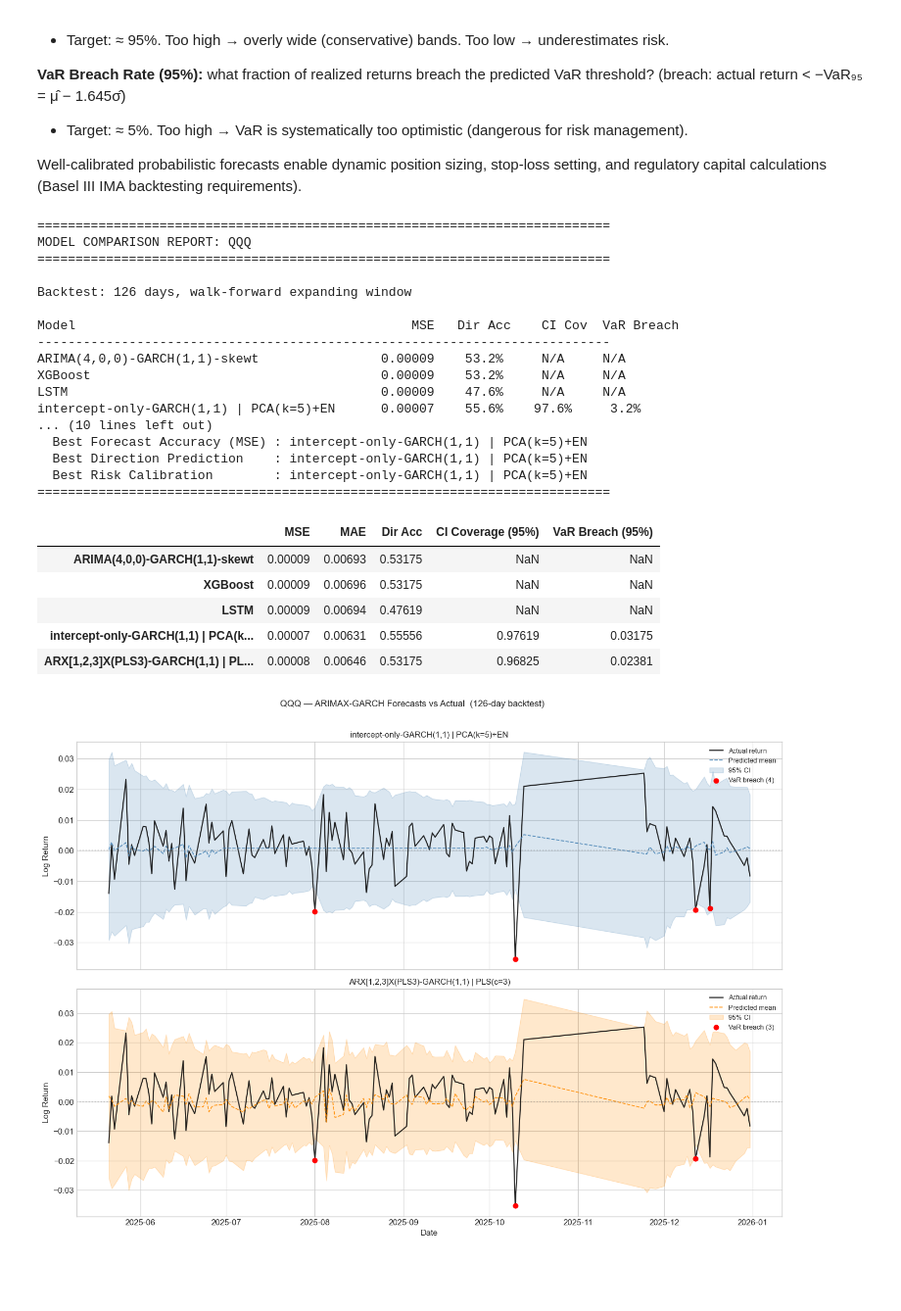
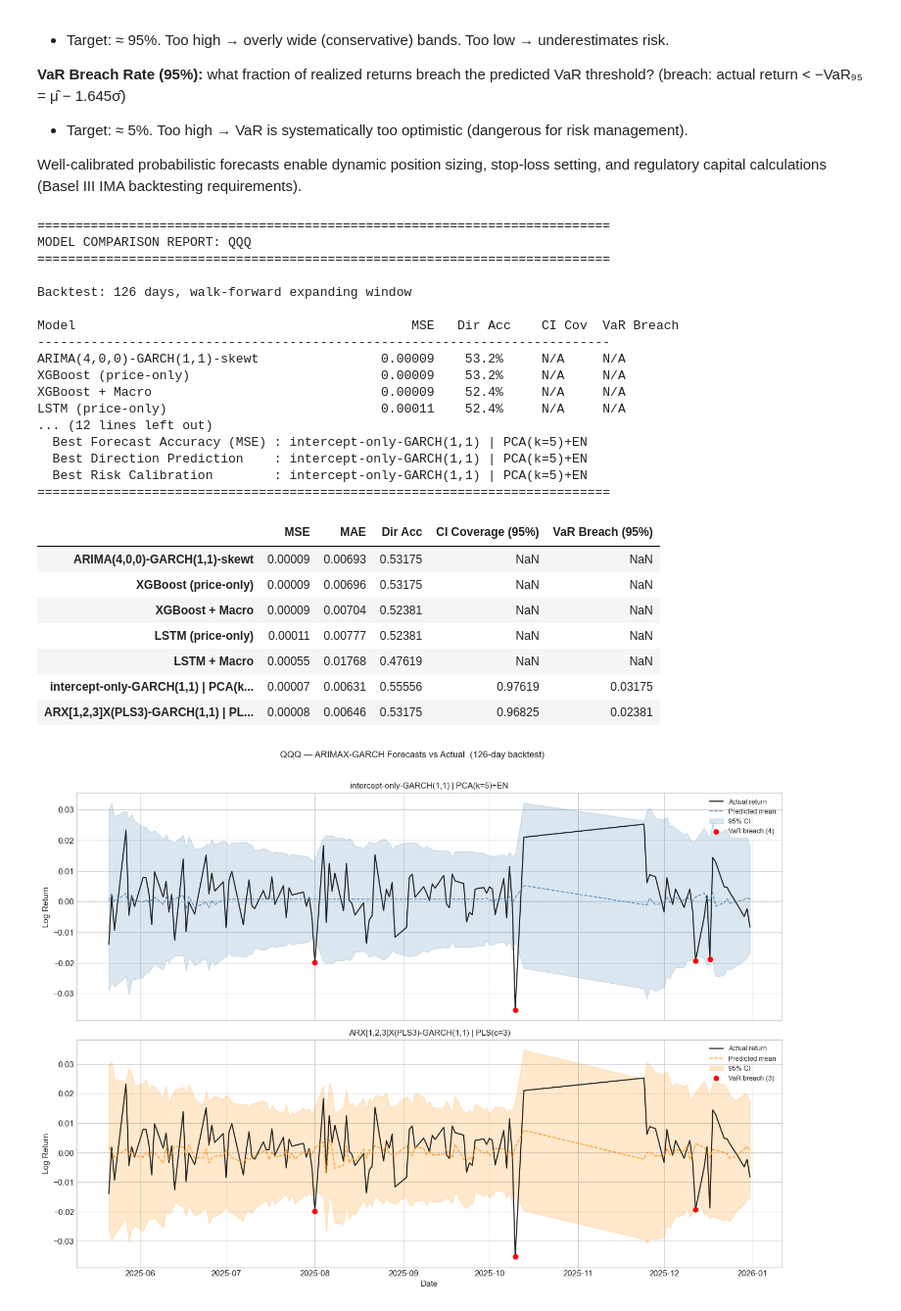
Before and after one commit to ZimoSyndrome/MMForecasting, a Jupyter notebook: notebooks/forecasting_analysis.ipynb, the cells around one changed output. Shown at 98% size. Drawn from its saved outputs; the diff is of its cells as text; code cells hidden in the pictures; blank space fills up the shorter version.

```diff
--- a/notebooks/forecasting_analysis.ipynb
+++ b/notebooks/forecasting_analysis.ipynb
@@ -1899,0 +1950,15 @@ Direction Acc: 47.62%
+# %%
+# Backward-compat alias
+lstm_results = lstm_macro_results.rename(columns={'Pred': 'LSTM_Pred'})
+
+def _lstm_stats(label, df):
+    y, p = df['Actual'].values, df['Pred'].values
+    print(f"  MSE:          {((y-p)**2).mean():.8f}")
+    print(f"  MAE:          {abs(y-p).mean():.8f}")
+    print(f"  Direction Acc:{(np.sign(y)==np.sign(p)).mean():.2%}")
+
+print("=== LSTM — price-only ===")
+_lstm_stats("base",  lstm_base_results)
+print()
+print("=== LSTM + Macro ===")
+_lstm_stats("macro", lstm_macro_results)
@@ -1923,9 +2086,11 @@ for i in tqdm(range(TEST_SIZE), desc="ARIMAX-GARCH (PCA+EN)"):
     actual = float(y_dm.iloc[train_end_dm + i])
     date   = y_dm.index[train_end_dm + i]
 
-    y_tr  = y_dm.iloc[:train_end_dm + i].values.astype(float)
-    ar_tr = X_ar_dm.iloc[:train_end_dm + i].values.astype(float)
-    ex_tr = X_exog_dm.iloc[:train_end_dm + i].values.astype(float)
+    _end   = train_end_dm + i
+    _start = max(0, _end - ARIMAX_WINDOW)
+    y_tr   = y_dm.iloc[_start:_end].values.astype(float)
+    ar_tr  = X_ar_dm.iloc[_start:_end].values.astype(float)
+    ex_tr  = X_exog_dm.iloc[_start:_end].values.astype(float)
     ar_te = X_ar_dm.iloc[[train_end_dm + i]].values.astype(float)
     ex_te = X_exog_dm.iloc[[train_end_dm + i]].values.astype(float)
 
@@ -2125,9 +2290,11 @@ for i in tqdm(range(TEST_SIZE), desc="ARIMAX-GARCH (PLS)"):
     actual = float(y_dm.iloc[train_end_dm + i])
     date   = y_dm.index[train_end_dm + i]
 
-    y_tr  = y_dm.iloc[:train_end_dm + i].values.astype(float)
-    ar_tr = X_ar_dm.iloc[:train_end_dm + i, :N_AR_FIXED].values.astype(float)
-    ex_tr = X_exog_dm.iloc[:train_end_dm + i].values.astype(float)
+    _end   = train_end_dm + i
+    _start = max(0, _end - ARIMAX_WINDOW)
+    y_tr   = y_dm.iloc[_start:_end].values.astype(float)
+    ar_tr  = X_ar_dm.iloc[_start:_end, :N_AR_FIXED].values.astype(float)
+    ex_tr  = X_exog_dm.iloc[_start:_end].values.astype(float)
     ar_te = X_ar_dm.iloc[[train_end_dm + i], :N_AR_FIXED].values.astype(float)
     ex_te = X_exog_dm.iloc[[train_end_dm + i]].values.astype(float)
 
@@ -2414,11 +2581,17 @@ all_metrics = {
     _baseline_name: compute_point_metrics(
         arima_results["Actual"], arima_results["ARIMA_GARCH_Pred"]
     ),
-    "XGBoost": compute_point_metrics(
-        xgb_results["Actual"], xgb_results["XGB_Pred"]
+    "XGBoost (price-only)": compute_point_metrics(
+        xgb_base_results["Actual"], xgb_base_results["Pred"]
     ),
-    "LSTM": compute_point_metrics(
-        lstm_results["Actual"], lstm_results["LSTM_Pred"]
+    "XGBoost + Macro": compute_point_metrics(
+        xgb_macro_results["Actual"], xgb_macro_results["Pred"]
+    ),
+    "LSTM (price-only)": compute_point_metrics(
+        lstm_base_results["Actual"], lstm_base_results["Pred"]
+    ),
+    "LSTM + Macro": compute_point_metrics(
+        lstm_macro_results["Actual"], lstm_macro_results["Pred"]
     ),
     PCA_EN_NAME: compute_full_metrics(pca_en_results),
     PLS_NAME:    compute_full_metrics(pls_results),
@@ -2468,39 +2641,41 @@ def _risk_best():
          for k, v in all_metrics.items()
          if v.get("CI Coverage (95%)", float("nan")) == v.get("CI Coverage (95%)", float("nan"))}
     return min(c, key=c.__getitem__) if c else "N/A"
 
 print()
 print("Winners:")
 print(f"  Best Forecast Accuracy (MSE) : {_best('MSE')}")
 print(f"  Best Direction Prediction    : {_best('Dir Acc', hi=True)}")
 print(f"  Best Risk Calibration        : {_risk_best()}")
 print("=" * W)
 
 # Return as DataFrame
 ext_metrics_df = pd.DataFrame(all_metrics).T
 display(ext_metrics_df.round(5))
 # %% [output]
 ===========================================================================
 MODEL COMPARISON REPORT: QQQ
 ===========================================================================
 
 Backtest: 126 days, walk-forward expanding window
 
 Model                                            MSE   Dir Acc    CI Cov  VaR Breach
 ---------------------------------------------------------------------------
 ARIMA(4,0,0)-GARCH(1,1)-skewt                0.00009    53.2%     N/A     N/A
-XGBoost                                      0.00009    53.2%     N/A     N/A
-LSTM                                         0.00009    47.6%     N/A     N/A
-intercept-only-GARCH(1,1) | PCA(k=5)+EN      0.00007    55.6%    97.6%     3.2%
-... (10 lines left out)
+XGBoost (price-only)                         0.00009    53.2%     N/A     N/A
+XGBoost + Macro                              0.00009    52.4%     N/A     N/A
+LSTM (price-only)                            0.00011    52.4%     N/A     N/A
+... (12 lines left out)
   Best Forecast Accuracy (MSE) : intercept-only-GARCH(1,1) | PCA(k=5)+EN
   Best Direction Prediction    : intercept-only-GARCH(1,1) | PCA(k=5)+EN
   Best Risk Calibration        : intercept-only-GARCH(1,1) | PCA(k=5)+EN
 ===========================================================================
 |  | MSE | MAE | Dir Acc | CI Coverage (95%) | VaR Breach (95%) |
 | ARIMA(4,0,0)-GARCH(1,1)-skewt | 0.00009 | 0.00693 | 0.53175 | NaN | NaN |
-| XGBoost | 0.00009 | 0.00696 | 0.53175 | NaN | NaN |
-| LSTM | 0.00009 | 0.00694 | 0.47619 | NaN | NaN |
+| XGBoost (price-only) | 0.00009 | 0.00696 | 0.53175 | NaN | NaN |
+| XGBoost + Macro | 0.00009 | 0.00704 | 0.52381 | NaN | NaN |
+| LSTM (price-only) | 0.00011 | 0.00777 | 0.52381 | NaN | NaN |
+| LSTM + Macro | 0.00055 | 0.01768 | 0.47619 | NaN | NaN |
 | intercept-only-GARCH(1,1) | PCA(k... | 0.00007 | 0.00631 | 0.55556 | 0.97619 | 0.03175 |
 | ARX[1,2,3]X(PLS3)-GARCH(1,1) | PL... | 0.00008 | 0.00646 | 0.53175 | 0.96825 | 0.02381 |
 # %%
```
Also changed, not shown: parts of 28 cells of this notebook, 15 other files.
